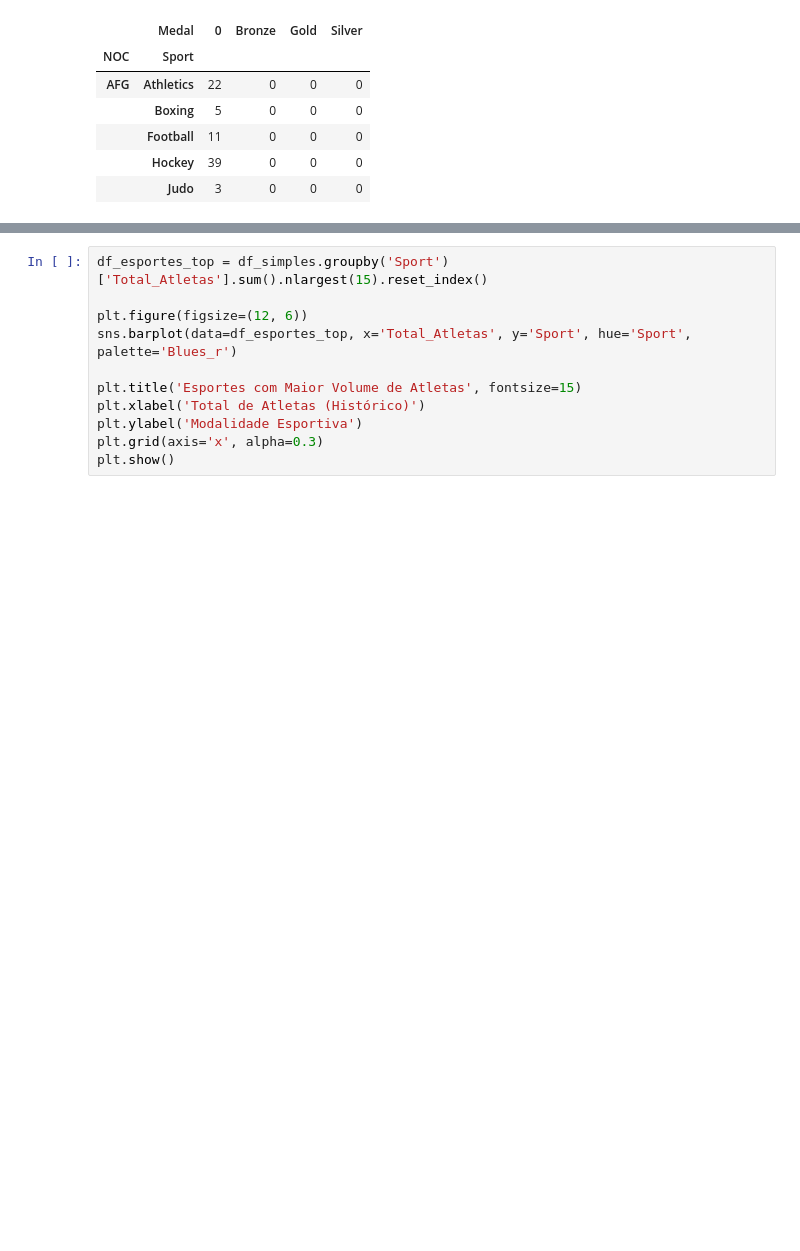
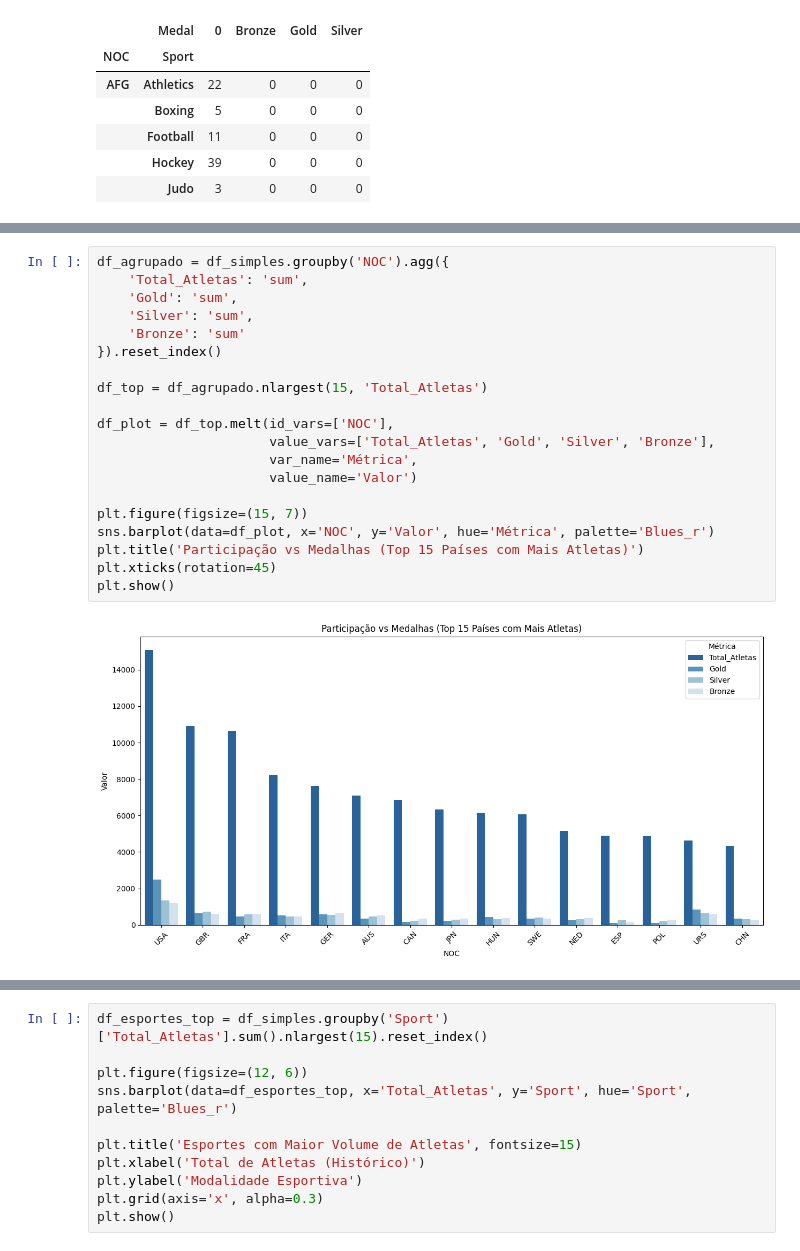
Before and after one commit to ClaraCaldas/Projeto-ICD, a Jupyter notebook: monopoliosesportivos.ipynb, the cells around one changed output, grey strips where cells are left out. Saved outputs shown, nothing was run; the diff lists cells and outputs as text; blank space fills up the shorter version.

```diff
--- a/monopoliosesportivos.ipynb
+++ b/monopoliosesportivos.ipynb
@@ -67,0 +56,22 @@ plt.show()
+# %%
+df_agrupado = df_simples.groupby('NOC').agg({
+    'Total_Atletas': 'sum',
+    'Gold': 'sum',
+    'Silver': 'sum',
+    'Bronze': 'sum'
+}).reset_index()
+
+df_top = df_agrupado.nlargest(15, 'Total_Atletas')
+
+df_plot = df_top.melt(id_vars=['NOC'],
+                      value_vars=['Total_Atletas', 'Gold', 'Silver', 'Bronze'],
+                      var_name='Métrica',
+                      value_name='Valor')
+
+plt.figure(figsize=(15, 7))
+sns.barplot(data=df_plot, x='NOC', y='Valor', hue='Métrica', palette='Blues_r')
+plt.title('Participação vs Medalhas (Top 15 Países com Mais Atletas)')
+plt.xticks(rotation=45)
+plt.show()
+# %% [output]
+[figure, added]
```
Also changed, not shown: parts of 31 cells of this notebook, 2 other files.
